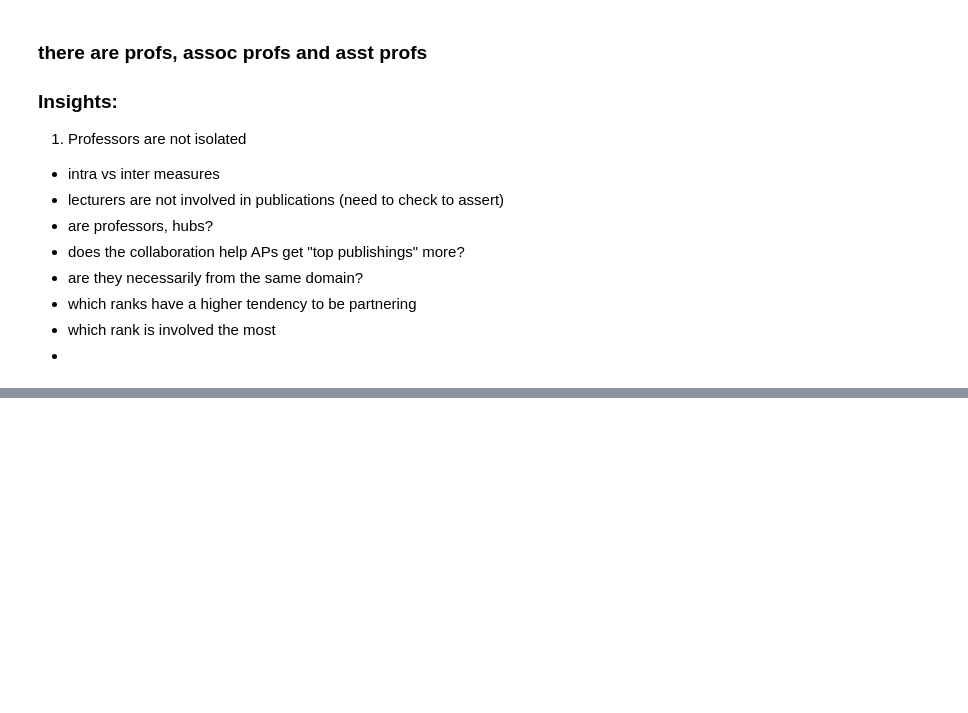
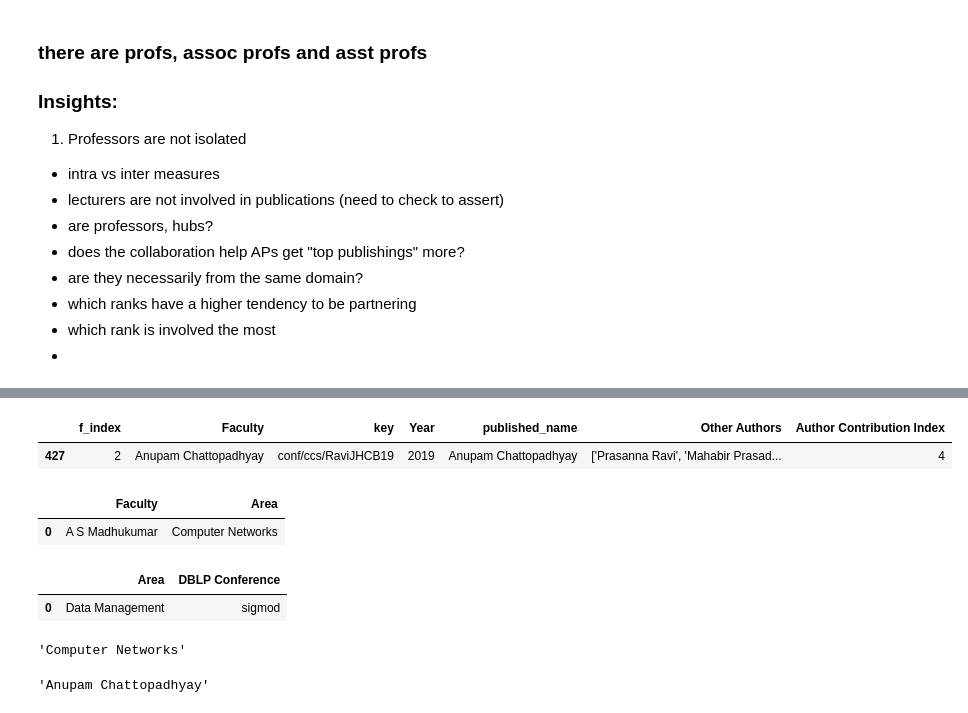
Before and after one commit to Telomeresis/ns-project-1, a Jupyter notebook: Untitled.ipynb, the cells around one changed output, grey strips where cells are left out. Cells and saved outputs as stored; diff of their text form; code cells hidden in the pictures; blank space fills up the shorter version.

```diff
--- a/Untitled.ipynb
+++ b/Untitled.ipynb
@@ -404,0 +542,54 @@ MultiEdgeDataView([(7, 37), (7, 70), (7, 23), (7, 45), (13, 43), (16, 72), (16,
+# %%
+def process_key(key):
+    split_list = key.split("/")
+    return split_list[1]
+
+def filter_entries_in_top_locations(top_codes, data):
+    top_df = pd.DataFrame(columns = data.columns)
+    for i in range(data.shape[0]):
+        key = data.iloc[i, 2]
+        location = process_key(key)
+        if location in top_codes:
+            top_df = top_df.append(data.iloc[i, :])
+    return top_df
+
+def filter_entries_in_own_domain(top_df, faculty_df, location_df):
+
+    area_top_df = pd.DataFrame(columns = top_df.columns)
+    # check each row if it is required or not
+    for i in range(top_df.shape[0]):
+        row = top_df.iloc[i, :]
+        key = process_key(row["key"])
+        fac = row["Faculty"]
+        area = faculty_df[faculty_df["Faculty"] == fac]["Area"]
+        area = area[area.index[0]]
+        area_loc = location_df[location_df["Area"] == area]["DBLP Conference"]
+        area_loc = area_loc[area_loc.index[0]]
+        if (area_loc == key):
+            area_top_df = area_top_df.append(row)
+
+    return area_top_df
+# %%
+location_df = pd.read_csv("Top.csv")
+# %%
+top_codes = list(location_df["DBLP Conference"])
+# %%
+top_df = filter_entries_in_top_locations(top_codes, dblp_df)
+# %%
+top_df.head(1)
+# %% [output]
+|  | f_index | Faculty | key | Year | published_name | Other Authors | Author Contribution Index |
+| 427 | 2 | Anupam Chattopadhyay | conf/ccs/RaviJHCB19 | 2019 | Anupam Chattopadhyay | ['Prasanna Ravi', 'Mahabir Prasad... | 4 |
+# %%
+faculty_df = pd.read_csv("Faculty.csv")
+faculty_df = faculty_df.iloc[:, [0,5]]
+faculty_df.head(1)
+# %% [output]
+|  | Faculty | Area |
+| 0 | A S Madhukumar | Computer Networks |
+# %%
+location_df = location_df.iloc[:, [0,4]]
+location_df.head(1)
+# %% [output]
+|  | Area | DBLP Conference |
+| 0 | Data Management | sigmod |
@@ -404,0 +600,8 @@ MultiEdgeDataView([(7, 37), (7, 70), (7, 23), (7, 45), (13, 43), (16, 72), (16,
+# %%
+faculty_df[faculty_df["Faculty"] == "A S Madhukumar"]["Area"][0]
+# %% [output]
+'Computer Networks'
+# %%
+top_df.iloc[0,:]["Faculty"]
+# %% [output]
+'Anupam Chattopadhyay'
```
Also changed, not shown: parts of 40 cells of this notebook, 14 other files.
